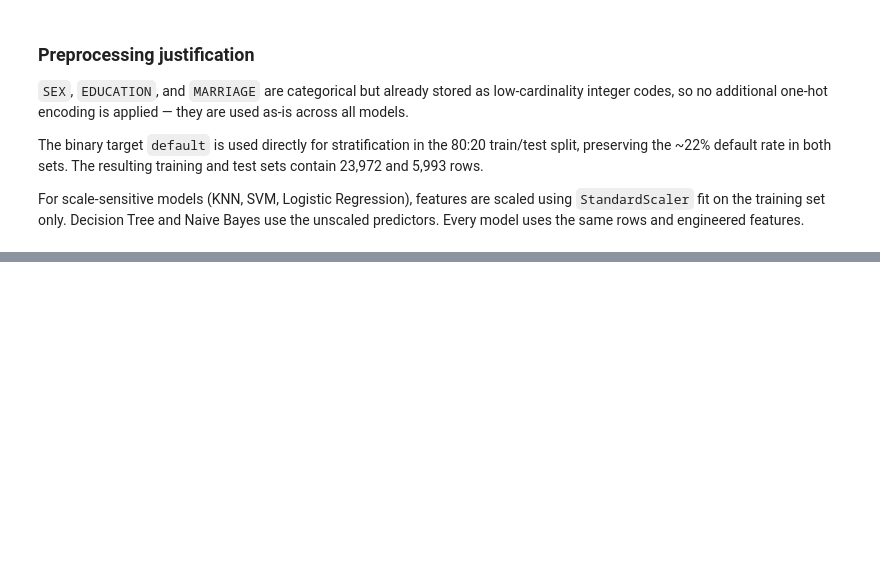
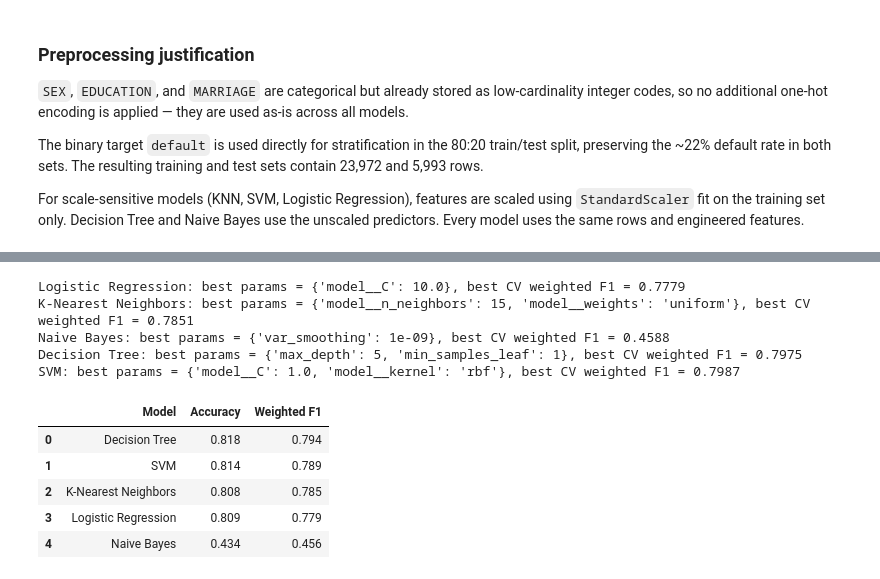
Before and after one commit to arhamgarg/ml-capstone, a Jupyter notebook: notebooks/classification.ipynb, the cells around one changed output, grey strips where cells are left out. Saved outputs shown, nothing was run; the diff lists cells and outputs as text; code cells hidden in the pictures; blank space fills up the shorter version.

```diff
--- a/notebooks/classification.ipynb
+++ b/notebooks/classification.ipynb
@@ -369,0 +414,39 @@ For scale-sensitive models (KNN, SVM, Logistic Regression), features are scaled
+# %%
+grid_results = {}
+predictions = {}
+probabilities = {}
+
+for name, (estimator, param_grid) in search_spaces.items():
+    grid = GridSearchCV(estimator, param_grid, cv=cv, scoring="f1_weighted", n_jobs=-1)
+    if name == "SVM":
+        grid.fit(X_svm_sample, y_svm_sample)
+    else:
+        grid.fit(X_train, y_train)
+    grid_results[name] = grid
+    predictions[name] = grid.predict(X_test)
+    probabilities[name] = grid.predict_proba(X_test)[:, 1]
+    print(f"{name}: best params = {grid.best_params_}, best CV weighted F1 = {grid.best_score_:.4f}")
+# %% [output]
+Logistic Regression: best params = {'model__C': 10.0}, best CV weighted F1 = 0.7779
+K-Nearest Neighbors: best params = {'model__n_neighbors': 15, 'model__weights': 'uniform'}, best CV weighted F1 = 0.7851
+Naive Bayes: best params = {'var_smoothing': 1e-09}, best CV weighted F1 = 0.4588
+Decision Tree: best params = {'max_depth': 5, 'min_samples_leaf': 1}, best CV weighted F1 = 0.7975
+SVM: best params = {'model__C': 1.0, 'model__kernel': 'rbf'}, best CV weighted F1 = 0.7987
+# %%
+from sklearn.metrics import accuracy_score, f1_score
+
+results = []
+for name, y_pred in predictions.items():
+    acc = accuracy_score(y_test, y_pred)
+    f1 = f1_score(y_test, y_pred, average="weighted")
+    results.append({"Model": name, "Accuracy": acc, "Weighted F1": f1})
+
+results_df = pd.DataFrame(results).sort_values("Weighted F1", ascending=False).reset_index(drop=True)
+display(results_df.round(3))
+# %% [output]
+|  | Model | Accuracy | Weighted F1 |
+| 0 | Decision Tree | 0.818 | 0.794 |
+| 1 | SVM | 0.814 | 0.789 |
+| 2 | K-Nearest Neighbors | 0.808 | 0.785 |
+| 3 | Logistic Regression | 0.809 | 0.779 |
+| 4 | Naive Bayes | 0.434 | 0.456 |
```
Also changed, not shown: parts of 22 cells of this notebook.
